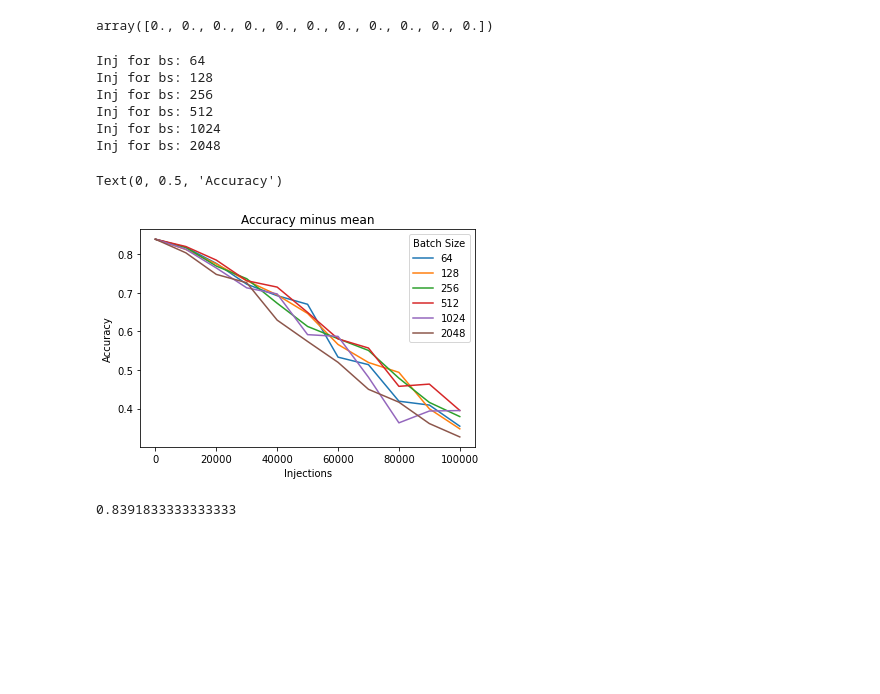
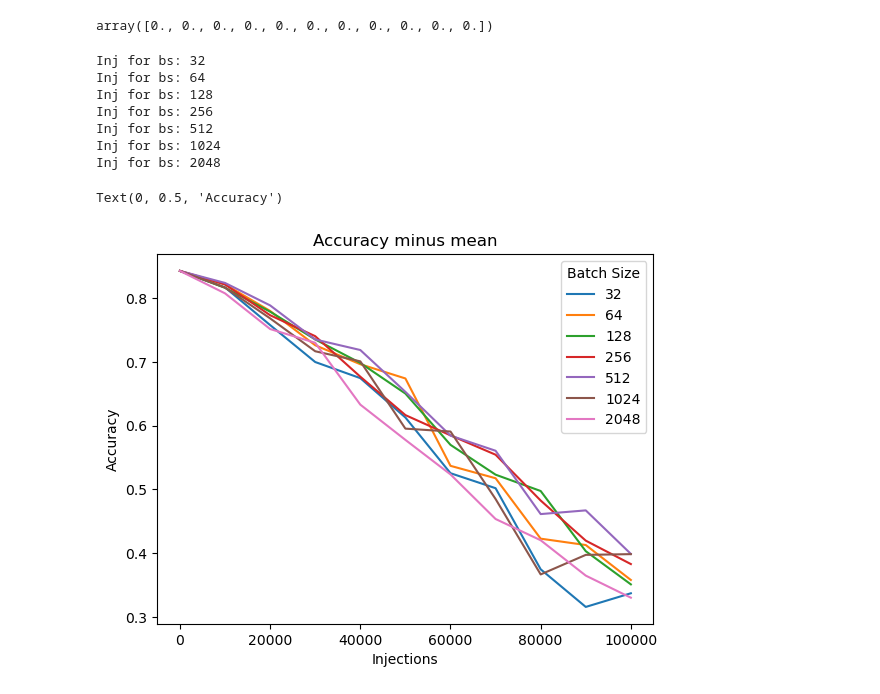
Before and after one commit to ceronvgabriel/MSc_Thesis_v2, a Jupyter notebook: weight_inj_zero.ipynb, the cells around one changed output. Cells and saved outputs as stored; diff of their text form; code cells hidden in the pictures; blank space fills up the shorter version.

```diff
--- a/weight_inj_zero.ipynb
+++ b/weight_inj_zero.ipynb
@@ -624,7 +618,7 @@ test_acc_of_best
 # Graph results for epochs 80 and 160
 # %%
 #Graphs for 100k injections, all epoch 160
-bss=[64,128,256,512,1024,2048]
+bss=[32,64,128,256,512,1024,2048]
 #bss=[2048]
 sch="plateau"
 
@@ -657,6 +652,6 @@ Text(0, 0.5, 'Accuracy')
 # %%
 #Graphs for 100k injections, all epoch 80
-bss=[64,128,256,512,1024,2048]
+bss=[32,64,128,256,512,1024,2048]
 #bss=[64,128]
 sch="plateau"
 
@@ -722,34 +717,6 @@ Inj for bs: 1024
 Inj for bs: 2048
 Text(0, 0.5, 'Accuracy Difference')
 [figure]
-# %%
-#Removing offset:
-
-bss=[64,128,256,512,1024,2048]
-#bss=[64,128]
-sch="plateau"
-
-tot=100000
-step=10000
-n_exp=5
-best_accs=[]
-x=np.array(range(0,11))*step
-for bs in bss:
-    print("Inj for bs: " + str(bs))
-    name = "bs_"+str(bs)+"_sch_"+sch
-    save_name = name + "_inj_zero_tot_" + str(tot)+"_step_" + str(step) + "_nexp_"+ str(n_exp) + "_epoch_80"
-    loaded_80=utils.load(save_name + ".json")
-
-    save_name = name + "_inj_zero_tot_" + str(tot)+"_step_" + str(step) + "_nexp_"+ str(n_exp) + "_epoch_160"
-    loaded_160=utils.load(save_name + ".json")
-
-    best_accs.append(loaded["avg"][0])
-    plt.plot(x,(np.array(loaded_160["avg"]) - np.array(loaded_80["avg"])))
-
-plt.title("Accuracy difference between epoch 80 and 160")
-plt.legend(bss,title="Batch Size")
-plt.xlabel("Injections")
-plt.ylabel("Accuracy Difference")
 # %%
 np.zeros(11)
 # %% [output]
@@ -757,7 +724,7 @@ array([0., 0., 0., 0., 0., 0., 0., 0., 0., 0., 0.])
 # %%
 # Graphs minus offset (mean)
 
-bss=[64,128,256,512,1024,2048]
+bss=[32,64,128,256,512,1024,2048]
 #bss=[64,128]
 sch="plateau"
 
@@ -772,35 +739,32 @@ for bs in bss:
 
     save_name = name + "_inj_zero_tot_" + str(tot)+"_step_" + str(step) + "_nexp_"+ str(n_exp) + "_epoch_160"
     loaded_160=utils.load(save_name + ".json")
 
     best_accs.append(loaded_160["avg"][0])
 
 best_accs_avg=np.mean(best_accs)
 
 for bs in bss:
     print("Inj for bs: " + str(bs))
     name = "bs_"+str(bs)+"_sch_"+sch
 
     save_name = name + "_inj_zero_tot_" + str(tot)+"_step_" + str(step) + "_nexp_"+ str(n_exp) + "_epoch_160"
     loaded_160=utils.load(save_name + ".json")
 
     offset = loaded_160["avg"][0] - best_accs_avg
     plt.plot(x,(np.array(loaded_160["avg"]) - offset))
 
 plt.title("Accuracy minus mean")
 plt.legend(bss,title="Batch Size")
 plt.xlabel("Injections")
 plt.ylabel("Accuracy")
 # %% [output]
+Inj for bs: 32
 Inj for bs: 64
 Inj for bs: 128
 Inj for bs: 256
 Inj for bs: 512
 Inj for bs: 1024
 Inj for bs: 2048
 Text(0, 0.5, 'Accuracy')
-[figure, old version]
+[figure, new version]
-# %%
-best_accs_avg
-# %% [output]
-0.8391833333333333
```
Also changed, not shown: parts of 6 cells of this notebook, 8 other files.
